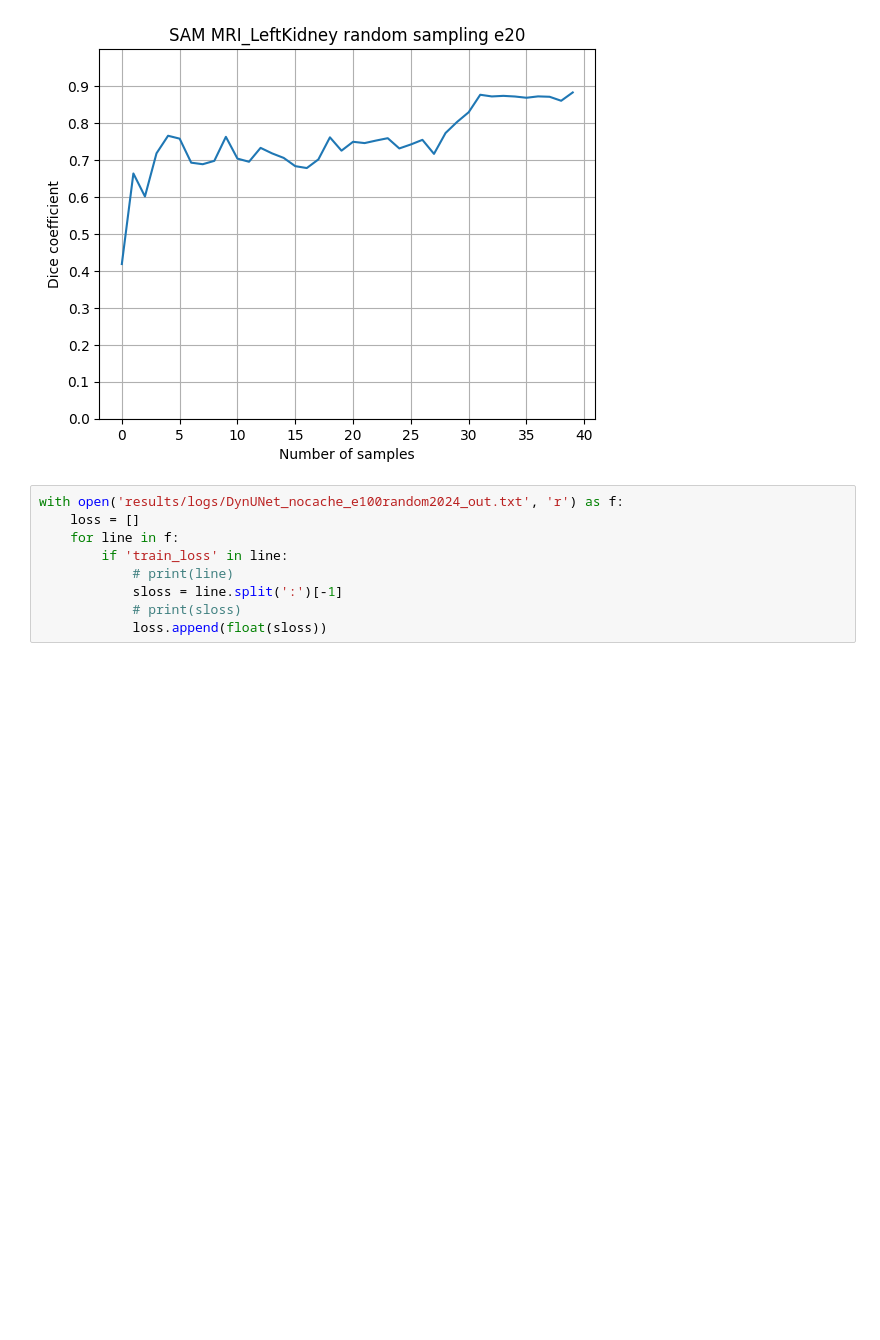
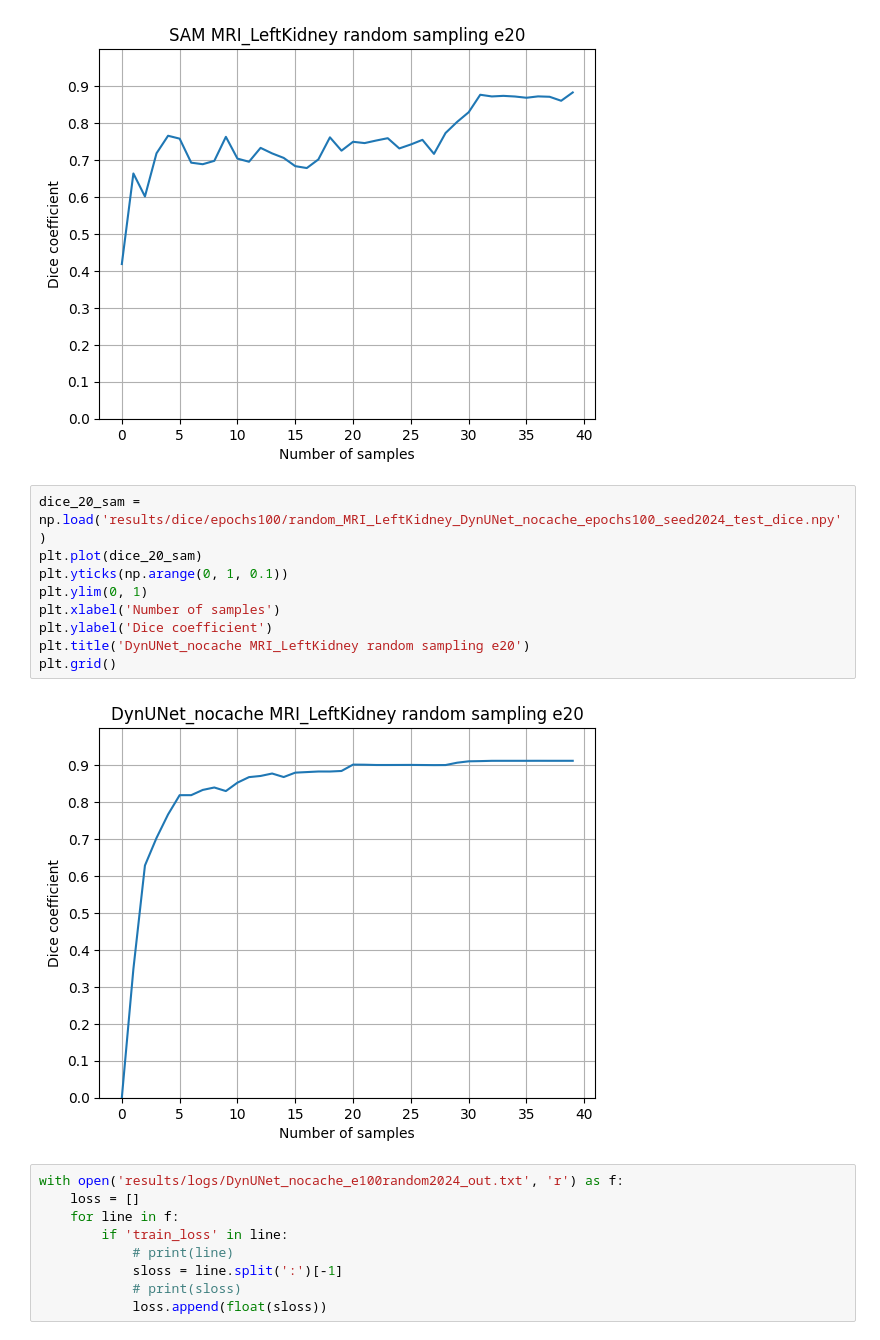
Before and after one commit to yexincheng/ALMRI, a Jupyter notebook: research_questions.ipynb, the cells around one changed output. Cells and saved outputs as stored; diff of their text form; blank space fills up the shorter version.

Commit message:
dyn nocache  dice plot

```diff
--- a/research_questions.ipynb
+++ b/research_questions.ipynb
@@ -784,6 +784,17 @@ plt.title('SAM MRI_LeftKidney random sampling e20')
 plt.grid()
 # %% [output]
 [figure]
+# %%
+dice_20_sam = np.load('results/dice/epochs100/random_MRI_LeftKidney_DynUNet_nocache_epochs100_seed2024_test_dice.npy')
+plt.plot(dice_20_sam)
+plt.yticks(np.arange(0, 1, 0.1))
+plt.ylim(0, 1)
+plt.xlabel('Number of samples')
+plt.ylabel('Dice coefficient')
+plt.title('DynUNet_nocache MRI_LeftKidney random sampling e20')
+plt.grid()
+# %% [output]
+[figure, added]
 # %%
 with open('results/logs/DynUNet_nocache_e100random2024_out.txt', 'r') as f:
     loss = []
```
